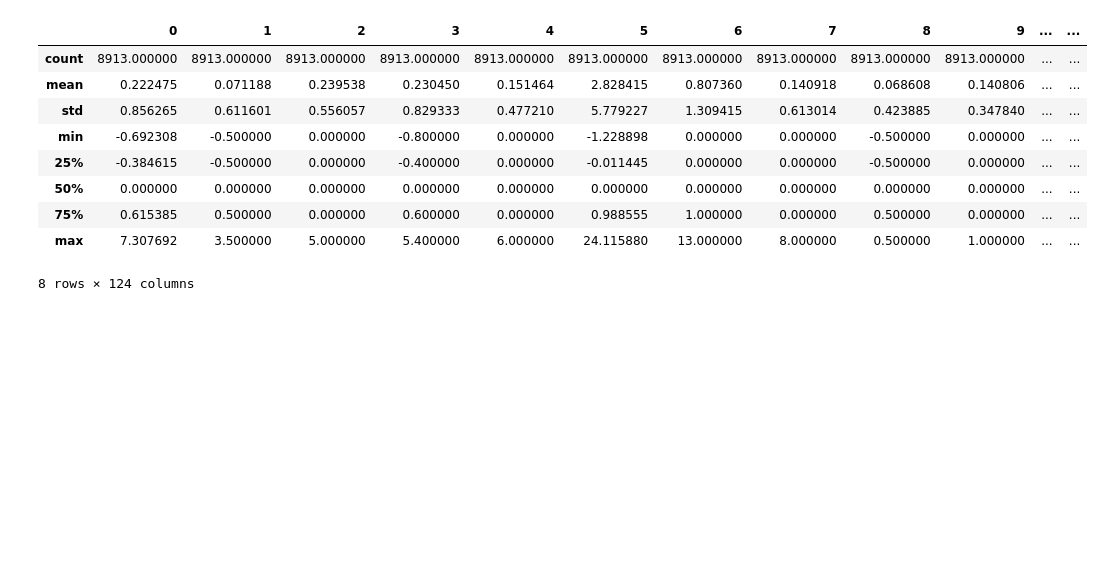
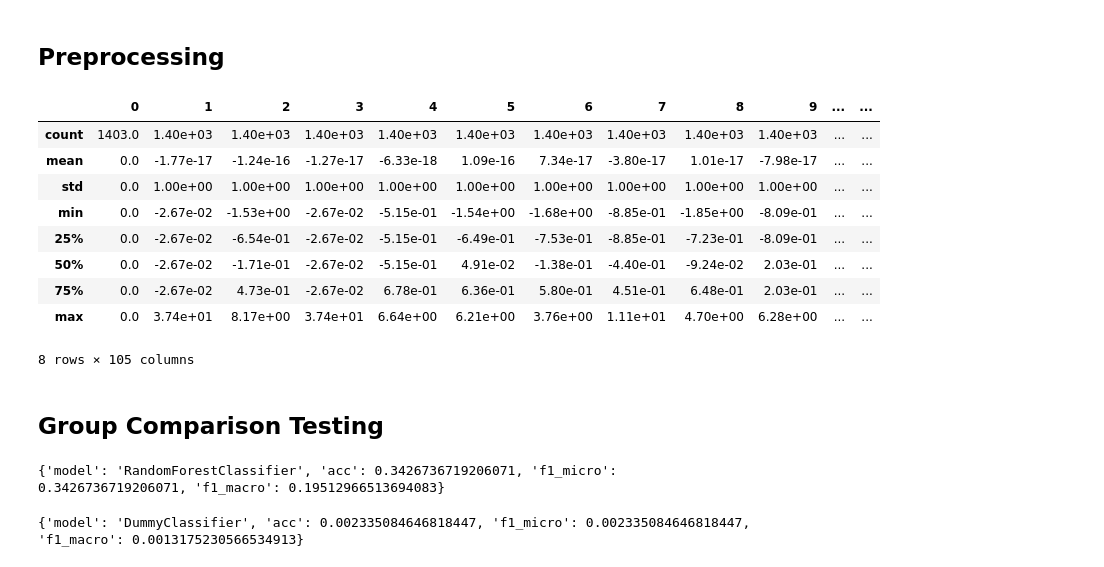
Before and after one commit to ahmetayrnc/supercrunchers, a Jupyter notebook: analysis.ipynb, the cells around one changed output. Drawn from its saved outputs; the diff is of its cells as text; code cells hidden in the pictures; blank space fills up the shorter version.

```diff
--- a/analysis.ipynb
+++ b/analysis.ipynb
@@ -19 +28,3 @@ from sklearn.decomposition import PCA, TruncatedSVD
 from category_encoders.target_encoder import TargetEncoder
+# %%
+pd.set_option("display.precision", 2)
@@ -23,3 +36,4 @@ file_path = 'data/soccer_data.dta'
 csv_path = 'data/soccer_data.csv'
 df_all = pd.read_stata(file_path)
 df_all.to_csv(csv_path)
+df_all['date'] = pd.to_datetime(df_all['date'], format='%d/%m/%Y')
@@ -54 +71,3 @@ array(['Euro 2016', 'Premier League 2017-18', 'Bundesliga 2017-18',
+# %% [markdown]
+## Preprocessing
 # %%
@@ -124,14 +158,15 @@ def create_pipeline(df, model):
     numeric_transformer = Pipeline(
         steps=[
             ("imputer", SimpleImputer(missing_values=np.nan, strategy='median')),
-            ("scaler", RobustScaler()),
+            # ("scaler", RobustScaler()),
+            # ("scaler", StandardScaler()),
         ]
     )
 
     # transformer for categorical features
     categorical_transformer = Pipeline(
         steps=[
-            ("imputer", SimpleImputer(missing_values=np.nan, strategy='most_frequent')),
+            # ("imputer", SimpleImputer(missing_values=np.nan, strategy='most_frequent')),
             ("ohe", OneHotEncoder(handle_unknown='ignore', sparse=False)),
         ]
     )
@@ -153,29 +188,31 @@ def create_pipeline(df, model):
     pipe = Pipeline(
         steps=[
             ("preprocessor", preprocessor),
+            ("scaler", StandardScaler()),
             # ('pca', PCA(n_components='mle')),
-            # ('svd', TruncatedSVD(n_components=100)),
             ("classifier", model),
         ]
     )
 
     return pipe
 # %%
-df_temp = clean_columns(df_kik)
+# To see the transformed dataset that the model will actually run on
+df_f = filter_columns(df_all, {'rat': 'Kicker', 'position': 'Forward'})
+df_temp = clean_columns(df_f)
 X_temp, y_temp = split_dataset(df_temp)
 preprocessor = create_pipeline(X_temp, None)
 preprocessor.steps.pop(-1)
 temp = preprocessor.fit_transform(X_temp, y_temp)
 temp = pd.DataFrame(temp)
 temp.describe()
 # %% [output]
 |  | 0 | 1 | 2 | 3 | 4 | 5 | 6 | 7 | 8 | 9 | ... | ... |
-| count | 8913.000000 | 8913.000000 | 8913.000000 | 8913.000000 | 8913.000000 | 8913.000000 | 8913.000000 | 8913.000000 | 8913.000000 | 8913.000000 | ... | ... |
-| mean | 0.222475 | 0.071188 | 0.239538 | 0.230450 | 0.151464 | 2.828415 | 0.807360 | 0.140918 | 0.068608 | 0.140806 | ... | ... |
-| std | 0.856265 | 0.611601 | 0.556057 | 0.829333 | 0.477210 | 5.779227 | 1.309415 | 0.613014 | 0.423885 | 0.347840 | ... | ... |
-| min | -0.692308 | -0.500000 | 0.000000 | -0.800000 | 0.000000 | -1.228898 | 0.000000 | 0.000000 | -0.500000 | 0.000000 | ... | ... |
-| 25% | -0.384615 | -0.500000 | 0.000000 | -0.400000 | 0.000000 | -0.011445 | 0.000000 | 0.000000 | -0.500000 | 0.000000 | ... | ... |
-| 50% | 0.000000 | 0.000000 | 0.000000 | 0.000000 | 0.000000 | 0.000000 | 0.000000 | 0.000000 | 0.000000 | 0.000000 | ... | ... |
-| 75% | 0.615385 | 0.500000 | 0.000000 | 0.600000 | 0.000000 | 0.988555 | 1.000000 | 0.000000 | 0.500000 | 0.000000 | ... | ... |
-| max | 7.307692 | 3.500000 | 5.000000 | 5.400000 | 6.000000 | 24.115880 | 13.000000 | 8.000000 | 0.500000 | 1.000000 | ... | ... |
+| count | 1403.0 | 1.40e+03 | 1.40e+03 | 1.40e+03 | 1.40e+03 | 1.40e+03 | 1.40e+03 | 1.40e+03 | 1.40e+03 | 1.40e+03 | ... | ... |
+| mean | 0.0 | -1.77e-17 | -1.24e-16 | -1.27e-17 | -6.33e-18 | 1.09e-16 | 7.34e-17 | -3.80e-17 | 1.01e-17 | -7.98e-17 | ... | ... |
+| std | 0.0 | 1.00e+00 | 1.00e+00 | 1.00e+00 | 1.00e+00 | 1.00e+00 | 1.00e+00 | 1.00e+00 | 1.00e+00 | 1.00e+00 | ... | ... |
+| min | 0.0 | -2.67e-02 | -1.53e+00 | -2.67e-02 | -5.15e-01 | -1.54e+00 | -1.68e+00 | -8.85e-01 | -1.85e+00 | -8.09e-01 | ... | ... |
+| 25% | 0.0 | -2.67e-02 | -6.54e-01 | -2.67e-02 | -5.15e-01 | -6.49e-01 | -7.53e-01 | -8.85e-01 | -7.23e-01 | -8.09e-01 | ... | ... |
+| 50% | 0.0 | -2.67e-02 | -1.71e-01 | -2.67e-02 | -5.15e-01 | 4.91e-02 | -1.38e-01 | -4.40e-01 | -9.24e-02 | 2.03e-01 | ... | ... |
+| 75% | 0.0 | -2.67e-02 | 4.73e-01 | -2.67e-02 | 6.78e-01 | 6.36e-01 | 5.80e-01 | 4.51e-01 | 6.48e-01 | 2.03e-01 | ... | ... |
+| max | 0.0 | 3.74e+01 | 8.17e+00 | 3.74e+01 | 6.64e+00 | 6.21e+00 | 3.76e+00 | 1.11e+01 | 4.70e+00 | 6.28e+00 | ... | ... |
-8 rows × 124 columns
+8 rows × 105 columns
@@ -194,0 +219,46 @@ class Bootstrap:
+# %% [markdown]
+## Group Comparison Testing
+# %%
+def test_group_effects(df_base: pd.DataFrame):
+    # clean the df for classification task
+    df = clean_columns(df_base)
+    df: pd.DataFrame = df.drop(columns=['original_rating'])
+    df = df.drop_duplicates()
+    X = df
+
+    # get the target value and encode it
+    y = df_base['player'].iloc[df.index]
+    label_encoder = LabelEncoder()
+    y = label_encoder.fit_transform(y)
+
+    models = [RandomForestClassifier(min_samples_leaf=10), DummyClassifier(strategy='stratified', random_state=42)]
+    for model in models:
+        pipe = create_pipeline(X, model)
+
+        # do cross validation
+        s = cross_validate(
+            pipe,
+            X,
+            y,
+            cv=StratifiedKFold(10),
+            scoring=['accuracy', 'f1_micro', 'f1_macro'],
+            n_jobs=-1,
+        )
+        # evaluate
+
+        acc_scores = s['test_accuracy']
+        f1_micro_scores = s['test_f1_micro']
+        f1_macro_scores = s['test_f1_macro']
+
+        acc = np.percentile(acc_scores, 100)
+        f1_micro = np.percentile(f1_micro_scores, 100)
+        f1_macro = np.percentile(f1_macro_scores, 100)
+
+        print({'model': model.__class__.__name__,'acc': acc, 'f1_micro':f1_micro, 'f1_macro': f1_macro})
+
+
+
+test_group_effects(df_all)
+# %% [output]
+{'model': 'RandomForestClassifier', 'acc': 0.3426736719206071, 'f1_micro': 0.3426736719206071, 'f1_macro': 0.19512966513694083}
+{'model': 'DummyClassifier', 'acc': 0.002335084646818447, 'f1_micro': 0.002335084646818447, 'f1_macro': 0.0013175230566534913}
```
Also changed, not shown: parts of 17 cells of this notebook, 4 other files.
